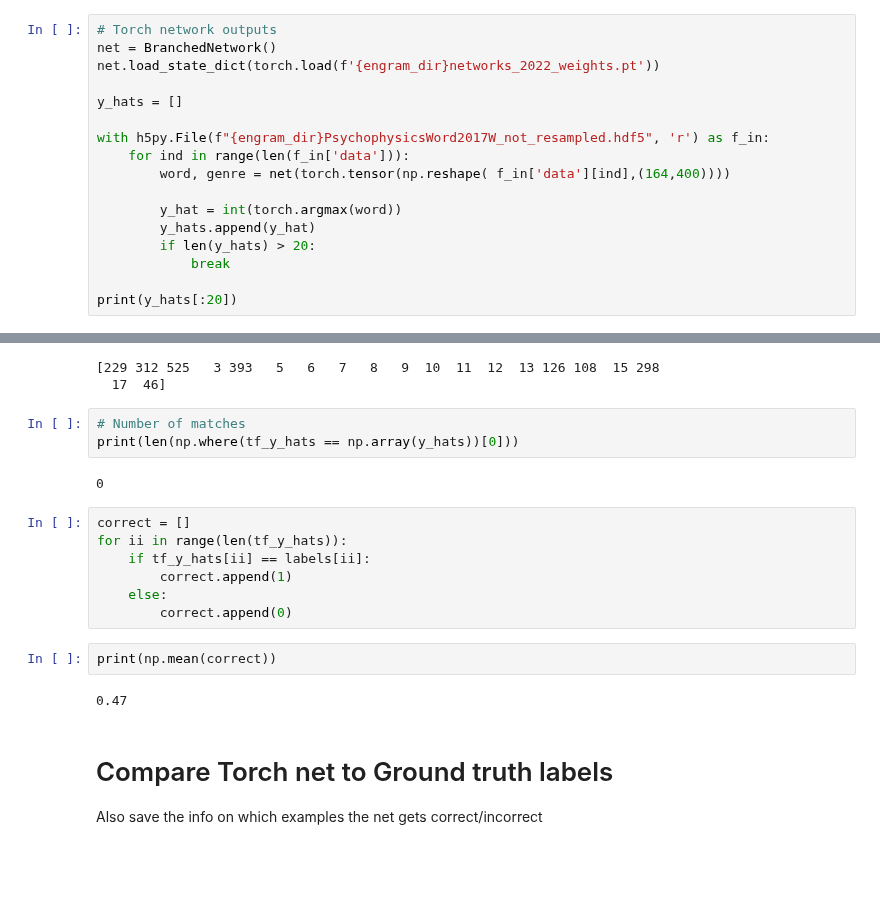
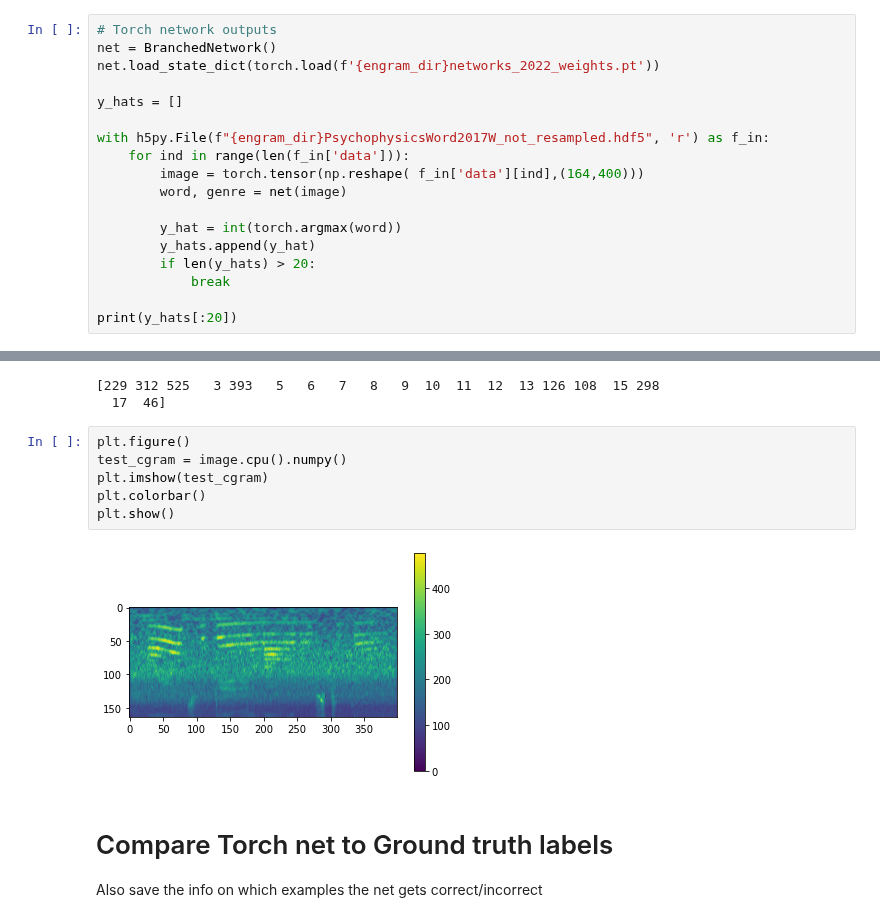
Before and after one commit to chingf/hallucnn, a Jupyter notebook: src/models/01-validate-net-outputs.ipynb, the cells around one changed output, grey strips where cells are left out. Saved outputs shown, nothing was run; the diff lists cells and outputs as text; blank space fills up the shorter version.

```diff
--- a/src/models/01-validate-net-outputs.ipynb
+++ b/src/models/01-validate-net-outputs.ipynb
@@ -31,7 +29,8 @@ y_hats = []
 
 with h5py.File(f"{engram_dir}PsychophysicsWord2017W_not_resampled.hdf5", 'r') as f_in:
     for ind in range(len(f_in['data'])):
-        word, genre = net(torch.tensor(np.reshape( f_in['data'][ind],(164,400))))
+        image = torch.tensor(np.reshape( f_in['data'][ind],(164,400)))
+        word, genre = net(image)
 
         y_hat = int(torch.argmax(word))
         y_hats.append(y_hat)
@@ -49,22 +48,14 @@ print(tf_y_hats[:20])
 # %% [output]
 [229 312 525   3 393   5   6   7   8   9  10  11  12  13 126 108  15 298
   17  46]
-# %%
-# Number of matches
-print(len(np.where(tf_y_hats == np.array(y_hats))[0]))
-# %% [output]
-0
-# %%
-correct = []
-for ii in range(len(tf_y_hats)):
-    if tf_y_hats[ii] == labels[ii]:
-        correct.append(1)
-    else:
-        correct.append(0)
-# %%
-print(np.mean(correct))
-# %% [output]
-0.47
+# %%
+plt.figure()
+test_cgram = image.cpu().numpy()
+plt.imshow(test_cgram)
+plt.colorbar()
+plt.show()
+# %% [output]
+[figure, added]
 # %% [markdown]
 # Compare Torch net to Ground truth labels
 Also save the info on which examples the net gets correct/incorrect
```
Also changed, not shown: parts of 15 cells of this notebook, 51 other files.
